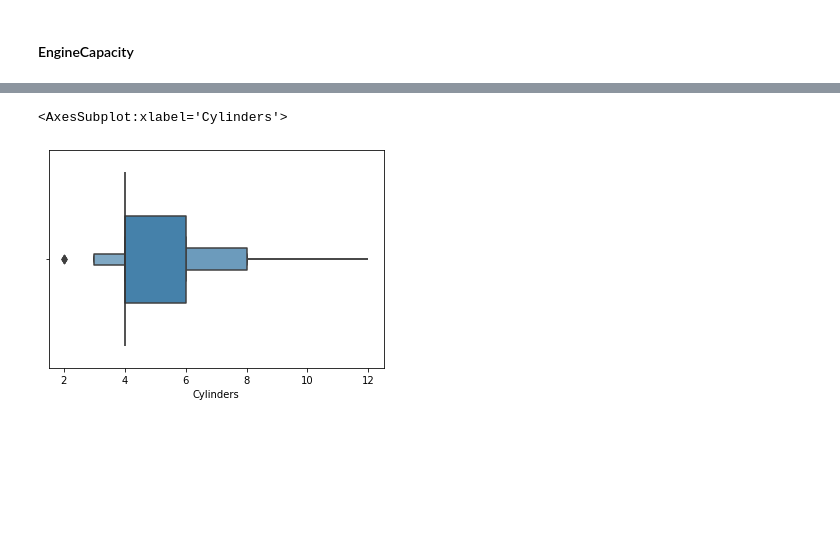
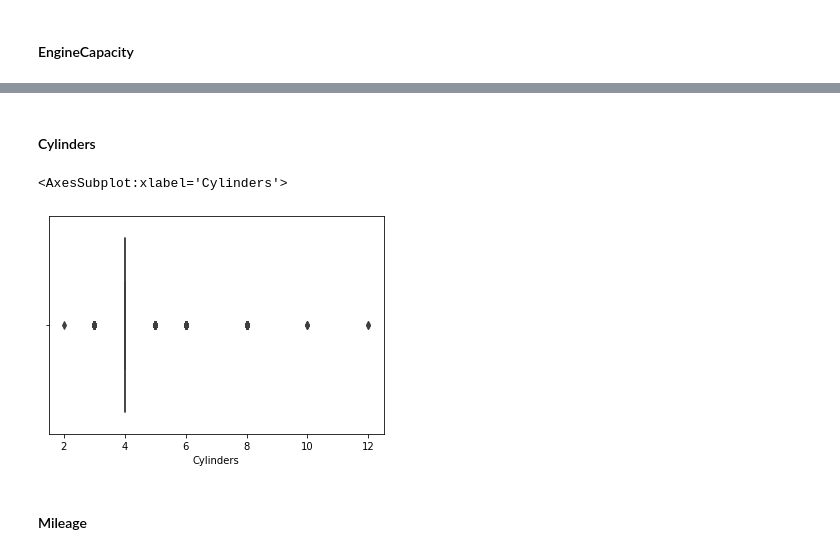
Before and after one commit to DularaWijerathne/Real_Estate_Price_Price_Predictor, a Jupyter notebook: Price_Predictor.ipynb, the cells around one changed output, grey strips where cells are left out. Drawn from its saved outputs; the diff is of its cells as text; code cells hidden in the pictures; blank space fills up the shorter version.

```diff
--- a/Price_Predictor.ipynb
+++ b/Price_Predictor.ipynb
@@ -529,6 +582,10 @@ sns.boxplot(df3["EngineCapacity"])
-# %%
-#  Visualize outliers
-sns.boxenplot(df3['Cylinders'])
-# %% [output]
-<AxesSubplot:xlabel='Cylinders'>
-[figure, removed]
+# %% [markdown]
+#### Cylinders
+# %%
+#  Visualize outliers
+sns.boxplot(df3['Cylinders'])
+# %% [output]
+<AxesSubplot:xlabel='Cylinders'>
+[figure, added]
+# %% [markdown]
+#### Mileage
```
Also changed, not shown: parts of 59 cells of this notebook.
